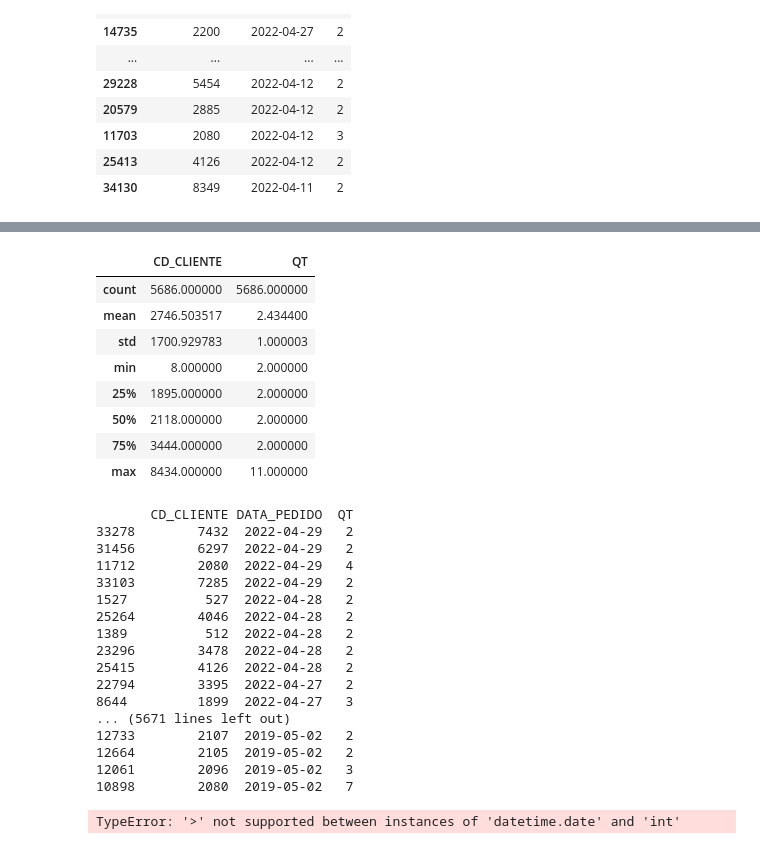
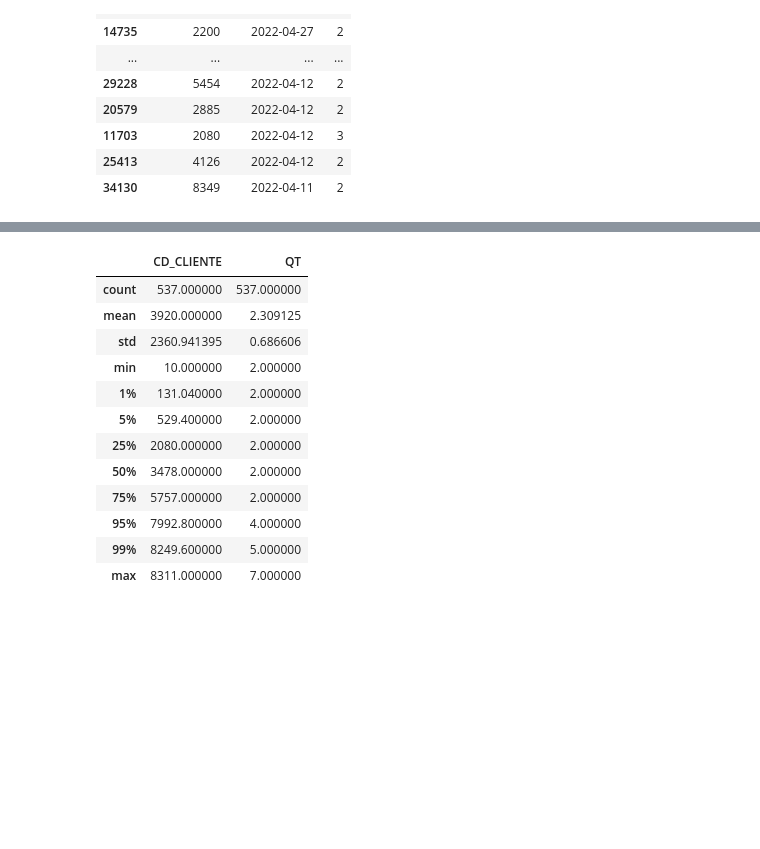
Before and after one commit to Rafael-T-Santos/TERA-Recomendacao, a Jupyter notebook: Projeto_principal.ipynb, the cells around one changed output, grey strips where cells are left out. Cells and saved outputs as stored; diff of their text form; code cells hidden in the pictures; blank space fills up the shorter version.

```diff
--- a/Projeto_principal.ipynb
+++ b/Projeto_principal.ipynb
@@ -424,7 +471,7 @@ df_eda = """
 
     """
 # %%
-df_eda = pd.read_csv('base_30042019_30042022.csv')
+df_eda = pd.read_csv(r'API\datasets\base_01012022_31032022.csv')
 # %%
 df_eda.DT_CADASTRO = pd.to_datetime(df_eda.DT_CADASTRO, format='%Y-%m-%d %H:%M:%S.%f')
 df_eda.DT_ATUALIZACAO = pd.to_datetime(df_eda.DT_ATUALIZACAO, format='%Y-%m-%d %H:%M:%S.%f')
@@ -734,36 +713,16 @@ df3.shape
 # %%
-df3.describe()
+df3.describe(percentiles = [.01, .05,.25, .5, .75, .95, .99])
 # %% [output]
 |  | CD_CLIENTE | QT |
-| count | 5686.000000 | 5686.000000 |
-| mean | 2746.503517 | 2.434400 |
-| std | 1700.929783 | 1.000003 |
-| min | 8.000000 | 2.000000 |
-| 25% | 1895.000000 | 2.000000 |
-| 50% | 2118.000000 | 2.000000 |
-| 75% | 3444.000000 | 2.000000 |
-| max | 8434.000000 | 11.000000 |
+| count | 537.000000 | 537.000000 |
+| mean | 3920.000000 | 2.309125 |
+| std | 2360.941395 | 0.686606 |
+| min | 10.000000 | 2.000000 |
+| 1% | 131.040000 | 2.000000 |
+| 5% | 529.400000 | 2.000000 |
+| 25% | 2080.000000 | 2.000000 |
+| 50% | 3478.000000 | 2.000000 |
+| 75% | 5757.000000 | 2.000000 |
+| 95% | 7992.800000 | 4.000000 |
+| 99% | 8249.600000 | 5.000000 |
+| max | 8311.000000 | 7.000000 |
-# %%
-df3
-# %% [output]
-       CD_CLIENTE DATA_PEDIDO  QT
-33278        7432  2022-04-29   2
-31456        6297  2022-04-29   2
-11712        2080  2022-04-29   4
-33103        7285  2022-04-29   2
-1527          527  2022-04-28   2
-25264        4046  2022-04-28   2
-1389          512  2022-04-28   2
-23296        3478  2022-04-28   2
-25415        4126  2022-04-28   2
-22794        3395  2022-04-27   2
-8644         1899  2022-04-27   3
-... (5671 lines left out)
-12733        2107  2019-05-02   2
-12664        2105  2019-05-02   2
-12061        2096  2019-05-02   3
-10898        2080  2019-05-02   7
-# %%
-df3.loc[df3['DATA_PEDIDO']>2022-4-1]
-# %% [output]
-TypeError: '>' not supported between instances of 'datetime.date' and 'int'
```
Also changed, not shown: parts of 55 cells of this notebook, 1 other file.
